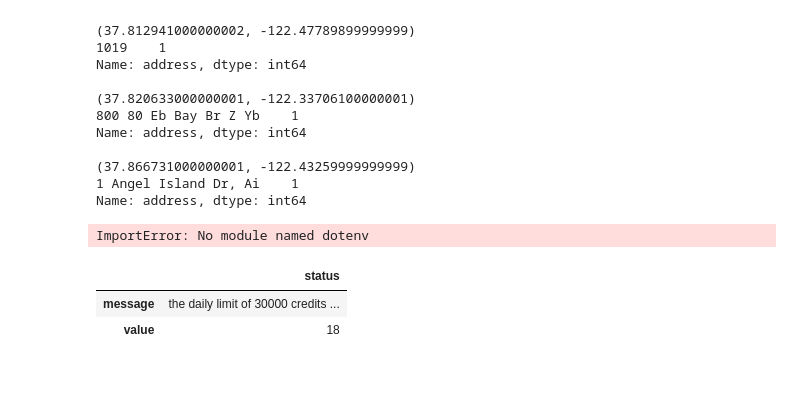
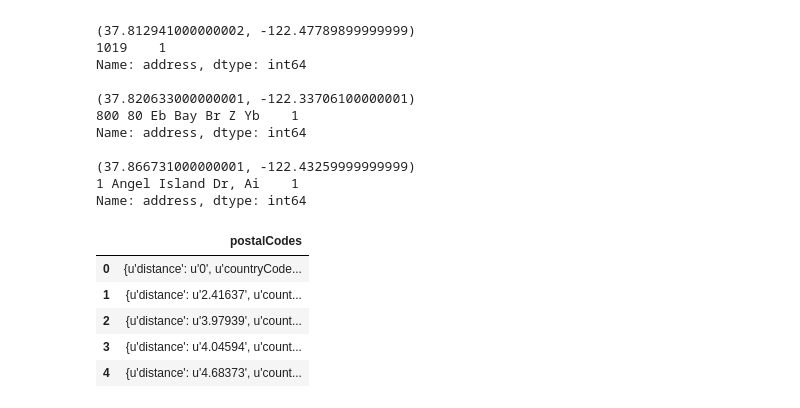
Before and after one commit to mikezawitkowski/fireRiskSF, a Jupyter notebook: notebooks/exploratory/0.3-EDA-second-pass.ipynb, the cells around one changed output. Saved outputs shown, nothing was run; the diff lists cells and outputs as text; code cells hidden in the pictures; blank space fills up the shorter version.

Commit message:
Update EDA 0.3 and filled in more TODO items in README

```diff
--- a/notebooks/exploratory/0.3-EDA-second-pass.ipynb
+++ b/notebooks/exploratory/0.3-EDA-second-pass.ipynb
@@ -463,23 +465,16 @@ Name: address, dtype: int64
 (37.866731000000001, -122.43259999999999)
 1 Angel Island Dr, Ai    1
 Name: address, dtype: int64
-# %%
-import os
-import dotenv
-
-project_dir = os.path.join(os.path.dirname(__file__), os.pardir)
-dotenv_path = os.path.join(project_dir, '.env')
-dotenv.load_dotenv(dotenv_path)
-# %% [output]
-ImportError: No module named dotenv
 # %%
 geo_url = "http://api.geonames.org/findNearbyPostalCodesJSON?lat={}&lng={}&username={}"
+username = 'mikezawitkowski' # TODO: hide this in a config file not in source control
 
-
-
-temp_df = pd.read_json(geo_url.format('37.616900999999999', '-122.38415999999999'))
+temp_df = pd.read_json(geo_url.format('37.616900999999999', '-122.38415999999999', username))
 temp_df.head()
 # %% [output]
-|  | status |
-| message | the daily limit of 30000 credits ... |
-| value | 18 |
+|  | postalCodes |
+| 0 | {u'distance': u'0', u'countryCode... |
+| 1 | {u'distance': u'2.41637', u'count... |
+| 2 | {u'distance': u'3.97939', u'count... |
+| 3 | {u'distance': u'4.04594', u'count... |
+| 4 | {u'distance': u'4.68373', u'count... |
```
Also changed, not shown: parts of 14 cells of this notebook, 1 other file.
